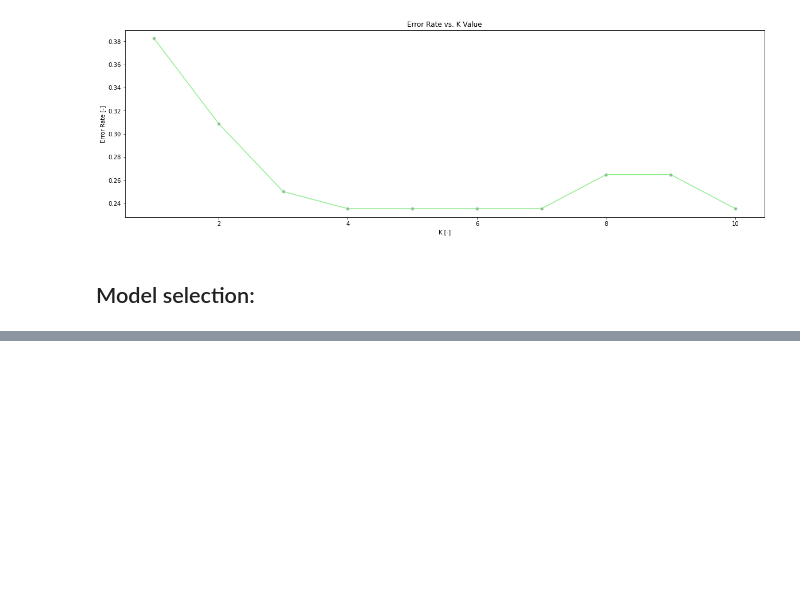
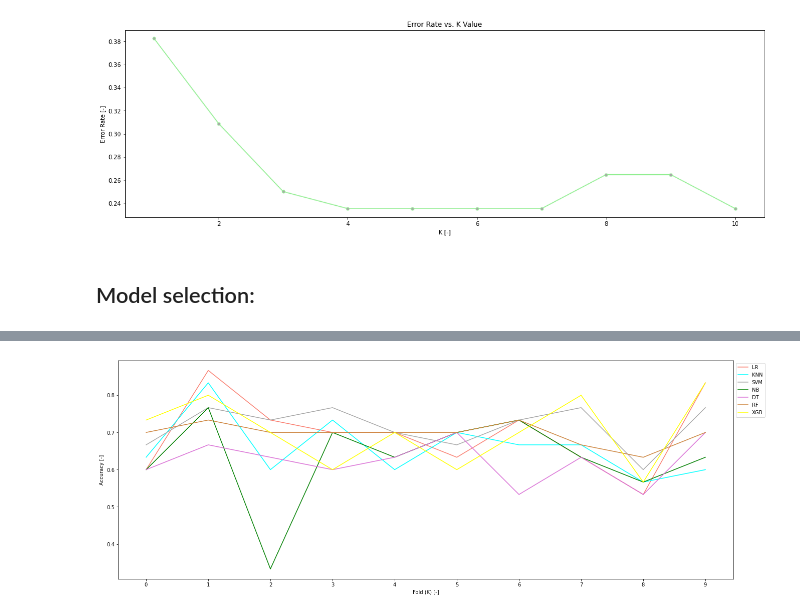
Before and after one commit to piotr-druzdzel/Horse-Colic-KNN-Imputation, a Jupyter notebook: KNN-Imputation.ipynb, the cells around one changed output, grey strips where cells are left out. Drawn from its saved outputs; the diff is of its cells as text; code cells hidden in the pictures; blank space fills up the shorter version.

```diff
--- a/KNN-Imputation.ipynb
+++ b/KNN-Imputation.ipynb
@@ -956,0 +1016,12 @@ ValueError: Target is multiclass but average='binary'. Please choose another ave
+# %%
+plt.figure(figsize=(22,8))
+
+for index, color in enumerate(['salmon','cyan', 'darkgrey', 'green', 'orchid', 'peru', 'yellow']):
+    plt.plot(acc_df.iloc[:,index], color=color)
+
+plt.xticks(np.arange(10))
+plt.xlabel('Fold (K) [-]')
+plt.ylabel('Accuracy [-]')
+plt.legend(f1_df.columns, bbox_to_anchor=(1.0, 1.0));
+# %% [output]
+[figure, added]
```
Also changed, not shown: parts of 6 cells of this notebook.
